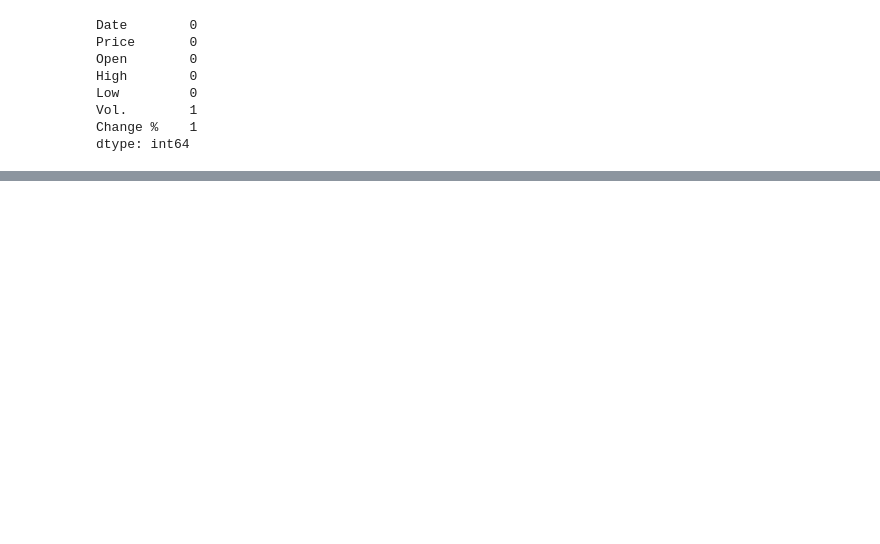
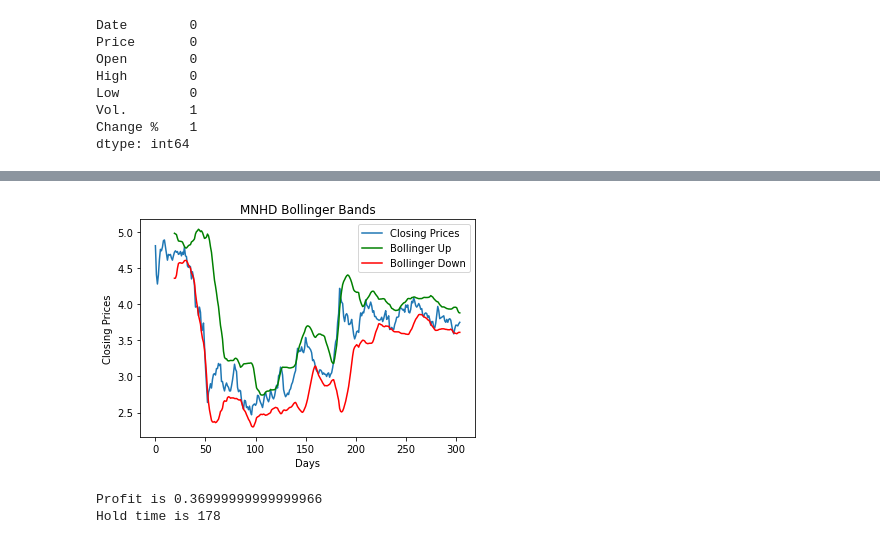
Before and after one commit to Ayesha-da/ValueInvestor, a Jupyter notebook: value_investor.ipynb, the cells around one changed output, grey strips where cells are left out. Drawn from its saved outputs; the diff is of its cells as text; code cells hidden in the pictures; blank space fills up the shorter version.

```diff
--- a/value_investor.ipynb
+++ b/value_investor.ipynb
@@ -180 +161,51 @@ Value based partial slicing on non-monotonic DatetimeIndexes with non-existing k
 [interactive output not drawn]
+# %%
+def get_sma(prices, rate):
+    return prices.rolling(rate).mean()
+
+def get_bollinger_bands(prices, rate=20):
+    sma = get_sma(prices, rate)
+    std = prices.rolling(rate).std()
+    bollinger_up = sma + std * 2 # Calculate top band
+    bollinger_down = sma - std * 2 # Calculate bottom band
+    return bollinger_up, bollinger_down
+
+bollinger_up, bollinger_down = get_bollinger_bands(stock[['Price']][::-1])
+
+price2=stock[['Price']][::-1].to_numpy()
+bollinger_down=bollinger_down.to_numpy()
+bollinger_up=bollinger_up.to_numpy()
+# %%
+
+plt.title(stock_name + ' Bollinger Bands')
+plt.xlabel('Days')
+plt.ylabel('Closing Prices')
+plt.plot(price2, label='Closing Prices')
+plt.plot(bollinger_up, label='Bollinger Up', c='g')
+plt.plot(bollinger_down, label='Bollinger Down', c='r')
+plt.legend()
+plt.show()
+# %% [output]
+[figure, added]
+# %%
+profit=0
+buy_price=0
+hold_time=0
+buy = False
+
+for index in range(19,len(price2)):
+
+    if price2[index]<=bollinger_down[index]:
+        buy_price=price2[index]
+        buy=True
+    if (price2[index]>=bollinger_up[index])and(buy==True):
+        profit=profit+(price2[index]-buy_price)
+        buy_price=0
+        buy=False
+    if buy==True:
+        hold_time=hold_time+1
+print('Profit is '+ str(profit[0]))
+print('Hold time is '+ str(hold_time))
+# %% [output]
+Profit is 0.36999999999999966
+Hold time is 178
```
Also changed, not shown: parts of 12 cells of this notebook.
